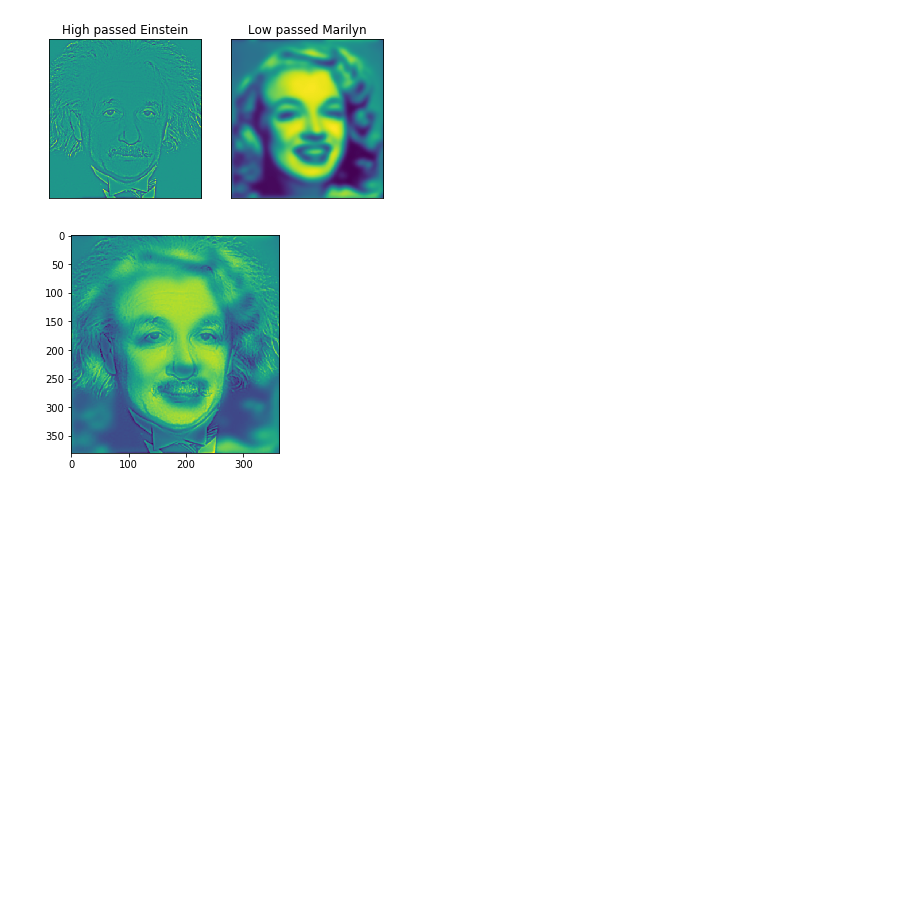
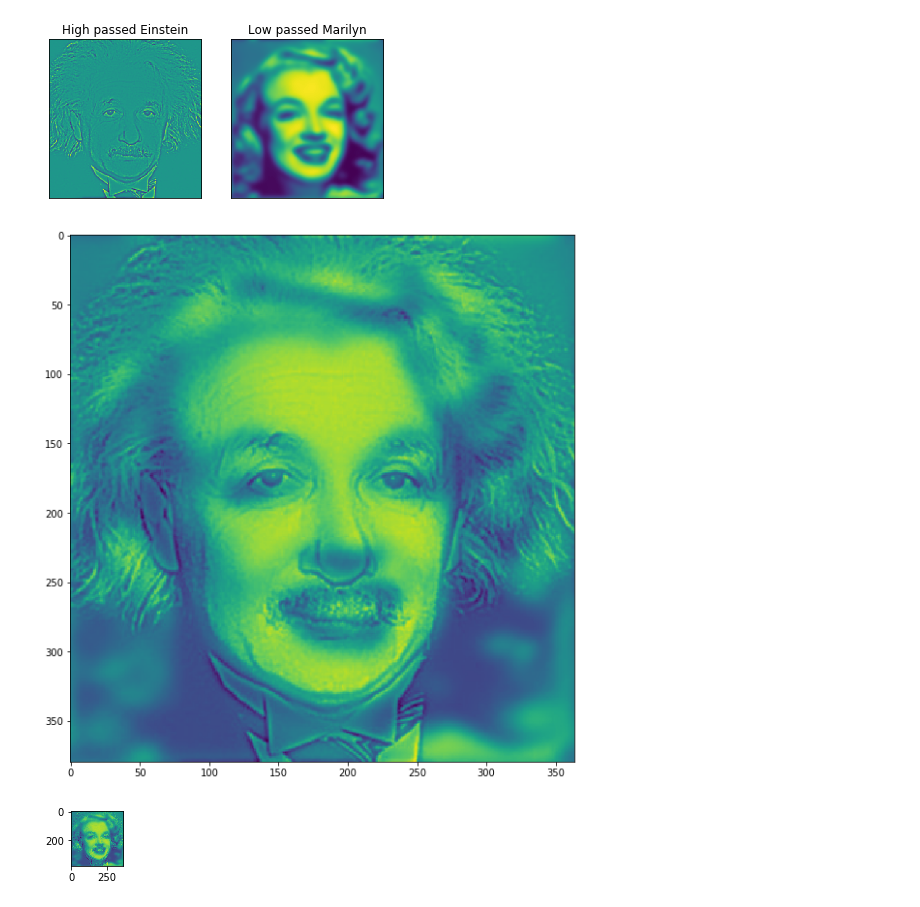
Before and after one commit to mlvlab/vision-tutorial, a Jupyter notebook: 02_3_Hybrid_images.ipynb, the cells around one changed output. Saved outputs shown, nothing was run; the diff lists cells and outputs as text; code cells hidden in the pictures; blank space fills up the shorter version.

```diff
--- a/02_3_Hybrid_images.ipynb
+++ b/02_3_Hybrid_images.ipynb
@@ -95,7 +96,16 @@ plt.show()
 # %%
 hybrid = high + low
 
+plt.figure(figsize=(10,10))
+
 plt.imshow(np.real(hybrid))
 plt.show()
 # %% [output]
-[figure, old version]
+[figure, new version]
+# %%
+plt.figure(figsize=(1,1))
+
+plt.imshow(np.real(hybrid))
+plt.show()
+# %% [output]
+[figure, added]
```
Also changed, not shown: parts of 2 cells of this notebook.
